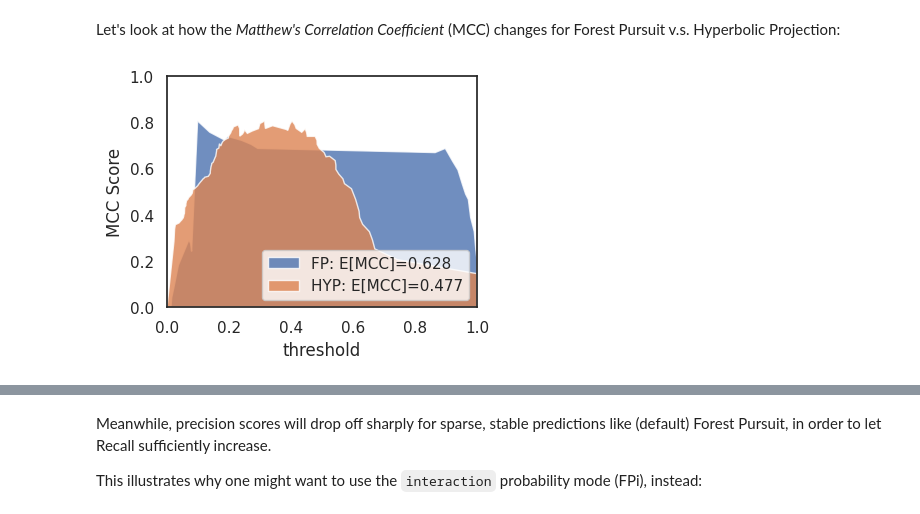
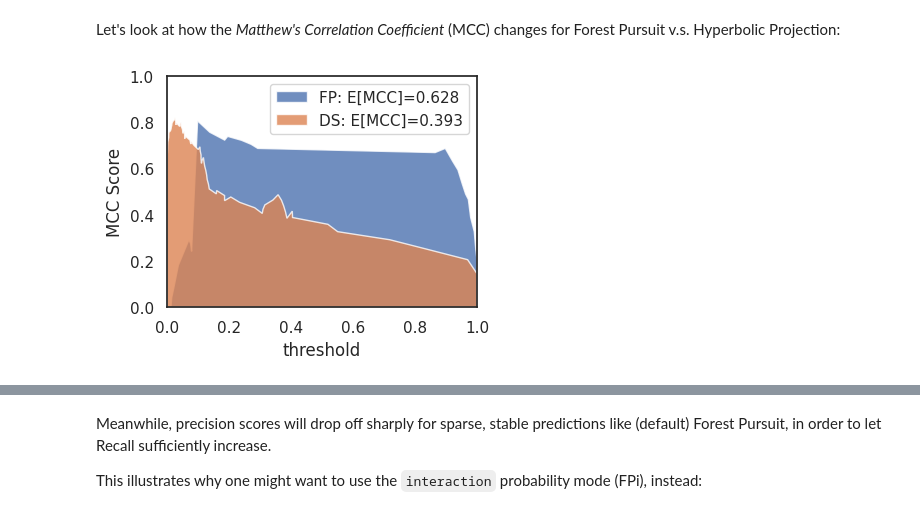
Before and after one commit to usnistgov/affinis, a Jupyter notebook: notebooks/case-studies/example.ipynb, the cells around one changed output, grey strips where cells are left out. Cells and saved outputs as stored; diff of their text form; code cells hidden in the pictures.

```diff
--- a/notebooks/case-studies/example.ipynb
+++ b/notebooks/case-studies/example.ipynb
@@ -117,7 +117,7 @@ baselines = {
     'Co-occurrence Prob.': aff.coocur_prob(X, pseudocts=psct),
     'Hyperbolic Proj.': aff.hyperbolic_project(X),
     'odds-ratio': aff.odds_ratio(X, pseudocts=psct),
-    'doubly-stochastic':aff.doubly_stochastic_filter(X, pseudocts=psct),
+    'doubly-stochastic':aff.doubly_stochastic_filter(X, reg=0.1,pseudocts=psct),
 
 }
 f,axs = plt.subplots(nrows=2, ncols=3, figsize=(8,5))
@@ -149,25 +149,25 @@ from scipy.spatial.distance import squareform
 
 y_true = squareform(A).astype(bool)
 y_fp = squareform(baselines['Forest Pursuit'])
-y_hyp = squareform(baselines['Hyperbolic Proj.'],checks=False)
+y_ds = squareform(baselines['doubly-stochastic'],checks=False)
 
 m_fp = Contingent.from_scalar(y_true, y_fp)
-m_hyp = Contingent.from_scalar(y_true, y_hyp)
+m_ds = Contingent.from_scalar(y_true, y_ds)
 # %% [markdown]
 Let's look at how the _Matthew's Correlation Coefficient_ (MCC) changes for Forest Pursuit v.s. Hyperbolic Projection:
 # %%
 ax=plt.subplot()
 ax.fill(
     m_fp.weights, m_fp.mcc,
     alpha=0.8,label=f'FP: E[MCC]={m_fp.expected('mcc'):.3f}'
 )
 ax.fill(
-    m_hyp.weights, m_hyp.mcc,
-    alpha=0.8,label=f'HYP: E[MCC]={m_hyp.expected('mcc'):.3f}'
+    m_ds.weights, m_ds.mcc,
+    alpha=0.8,label=f'DS: E[MCC]={m_ds.expected('mcc'):.3f}'
 )
 ax.set(xlim=(0,1),ylim=(0,1),xlabel='threshold',ylabel='MCC Score')
 plt.legend()
 plt.savefig(imgpath/'collab-mcc.webp')
 # %% [output]
-[figure, old version]
+[figure, new version]
 # %% [markdown]
```
Also changed, not shown: parts of 3 cells of this notebook, 11 other files.
